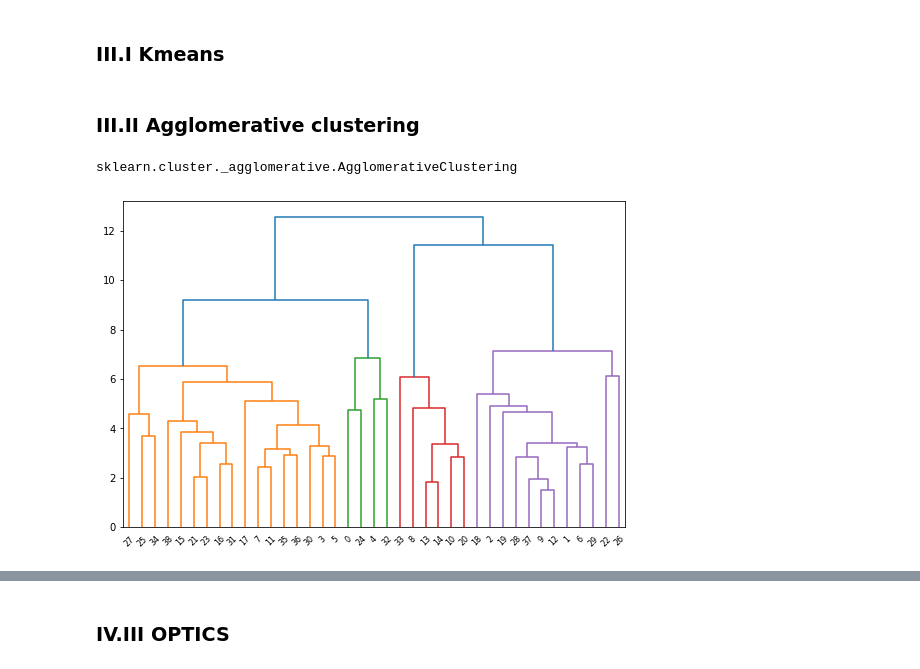
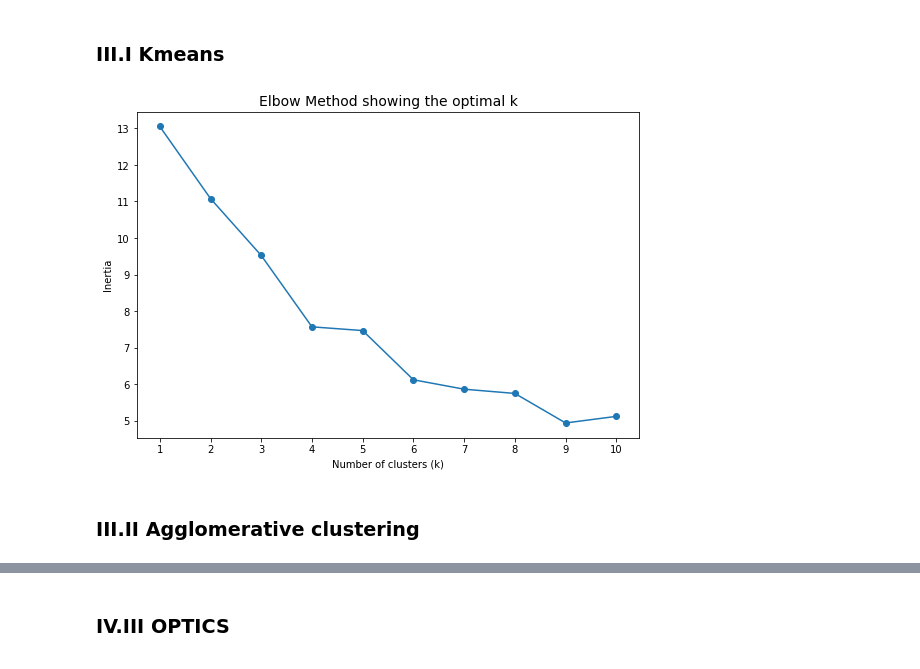
Before and after one commit to amakarewicz/BEngThesis, a Jupyter notebook: Clustering.ipynb, the cells around one changed output, grey strips where cells are left out. Cells and saved outputs as stored; diff of their text form; code cells hidden in the pictures.

```diff
--- a/Clustering.ipynb
+++ b/Clustering.ipynb
@@ -193,7 +216,11 @@ plot_clustering(countries, y_kmeans_ts)
+# %%
+elbow = plt.plot(list(range(1, len(inertias) + 1)), inertias, '-o')
+plt.title('Elbow Method showing the optimal k', size=14)
+plt.xlabel('Number of clusters (k)')
+plt.ylabel('Inertia')
+plt.xticks(list(range(1, len(inertias) + 1)));
+# %% [output]
+[figure, added]
 # %% [markdown]
 ### III.II Agglomerative clustering
-# %%
-type(agg_ts)
-# %% [output]
-sklearn.cluster._agglomerative.AgglomerativeClustering
 # %%
@@ -202,4 +228,0 @@ plot_clustering(countries, y_agg_ts)
-# %%
-plot_dendrogram(agg_ts)
-# %% [output]
-[figure, removed]
```
Also changed, not shown: parts of 30 cells of this notebook.
